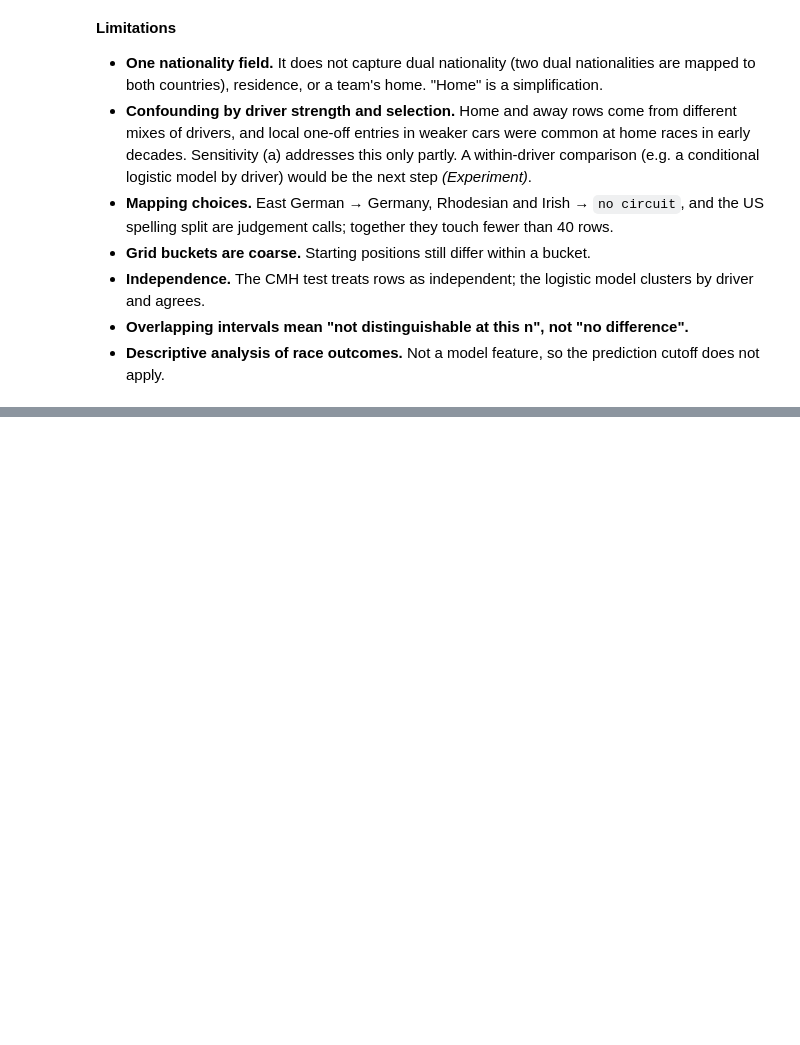
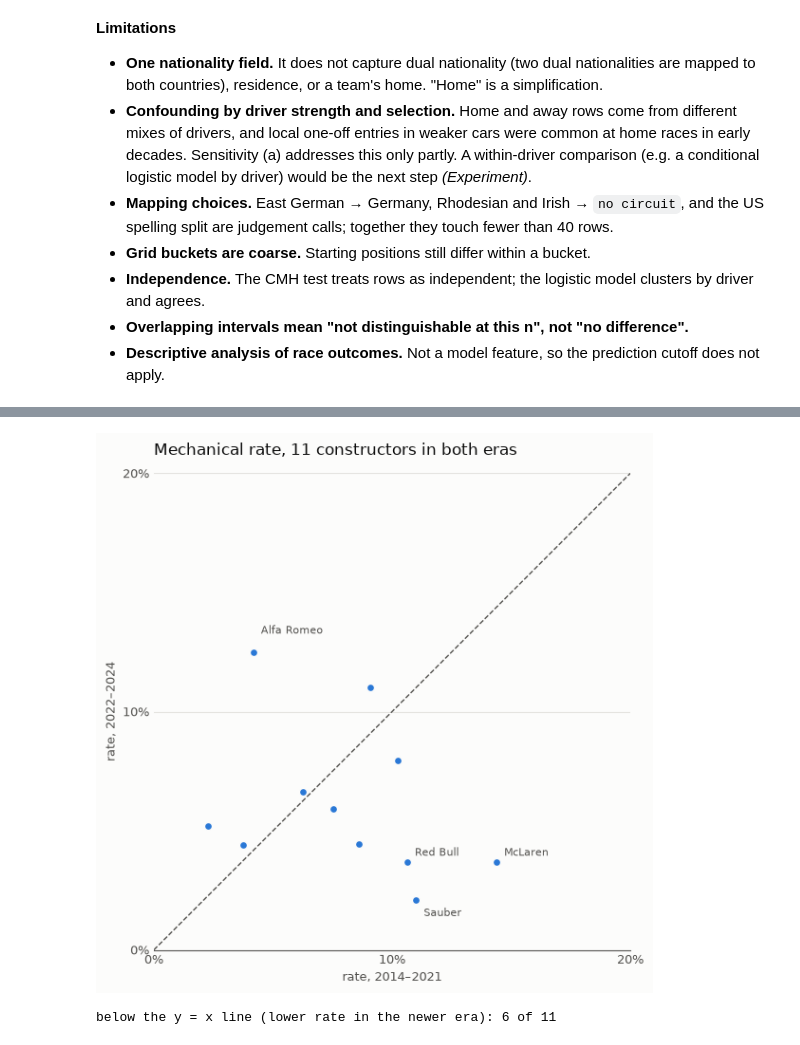
Before and after one commit to YShimy/f1-podium, a Jupyter notebook: notebooks/milestone1.ipynb, the cells around one changed output, grey strips where cells are left out. Saved outputs shown, nothing was run; the diff lists cells and outputs as text; code cells hidden in the pictures; blank space fills up the shorter version.

```diff
--- a/notebooks/milestone1.ipynb
+++ b/notebooks/milestone1.ipynb
@@ -2461,0 +2680,45 @@ circuits and drivers checked for unique keys and unchanged row counts. 0 unmappe
+# %%
+def q3_summary(df, by, flag):
+    rates_ = de.mechanical_rates(df, by=by, flag=flag)
+    change = de.overall_mechanical_change(df, flag=flag)
+    rho = de.mechanical_rank_correlation(rates_, by=by)
+    tops = {era: ", ".join(
+                f"{r.label} {r.rate:.1%} ({r.n_mech}/{r.starts})"
+                for r in rates_[(rates_["era"] == era) & rates_["meets_min"]]
+                .sort_values("rate", ascending=False).head(3).itertuples())
+            for era in q3_eras}
+    return {
+        f"{q3_eras[0]}: mech/starts": f"{change['mech_old']}/{change['starts_old']}",
+        f"{q3_eras[0]}: rate": f"{change['rate_old']:.1%}",
+        f"{q3_eras[1]}: mech/starts": f"{change['mech_new']}/{change['starts_new']}",
+        f"{q3_eras[1]}: rate": f"{change['rate_new']:.1%}",
+        "difference (pct points)": f"{100 * change['diff']:+.1f}",
+        "95% interval": f"{100 * change['ci_low']:+.1f} to {100 * change['ci_high']:+.1f}",
+        "z": round(change["z"], 2), "p (two-sided)": f"{change['p_value']:.2g}",
+        "Spearman (groups in both eras)": f"{rho['spearman']:.2f} [{rho['ci_low']:.2f}, {rho['ci_high']:.2f}], n={rho['n_both_eras']}",
+        "dropped by minimum": int((~rates_["meets_min"]).sum()),
+        f"top 3 {q3_eras[0]}": tops[q3_eras[0]], f"top 3 {q3_eras[1]}": tops[q3_eras[1]],
+    }
+
+q3_sens = pd.DataFrame({
+    "main (constructorId)": q3_summary(ret, "constructorId", "mechanical"),
+    "(a) lineages merged": q3_summary(ret_lin, "lineage", "mechanical"),
+    "(b) ambiguous statuses flipped": q3_summary(ret, "constructorId", "mechanical_alt"),
+}).T
+with pd.option_context("display.max_colwidth", 120):
+    display(q3_sens.iloc[:, :9])
+    display(q3_sens.iloc[:, 9:])
+
+wide = (q3_rates[q3_rates["meets_min"]]
+        .pivot(index="constructorId", columns="era", values="rate").reindex(columns=q3_eras).dropna())
+names = q3_rates[q3_rates["era"] == q3_eras[1]].set_index("constructorId")["label"]
+wide.index = names.reindex(wide.index).to_numpy()
+fig, ax = plots.new_figure(width=6.2, height=6.0)
+plots.identity_scatter(ax, wide[q3_eras[0]], wide[q3_eras[1]], label_top=4)
+plots.style_axes(ax, f"Mechanical rate, {len(wide)} constructors in both eras",
+                 xlabel=f"rate, {q3_eras[0]}", ylabel=f"rate, {q3_eras[1]}")
+fig.tight_layout()
+plt.show()
+print("below the y = x line (lower rate in the newer era):", int((wide[q3_eras[1]] < wide[q3_eras[0]]).sum()),
+      "of", len(wide))
+# %% [output]
@@ -2461,0 +2733,2 @@ circuits and drivers checked for unique keys and unchanged row counts. 0 unmappe
+[figure, added]
+below the y = x line (lower rate in the newer era): 6 of 11
```
Also changed, not shown: parts of 12 cells of this notebook, 6 other files.
